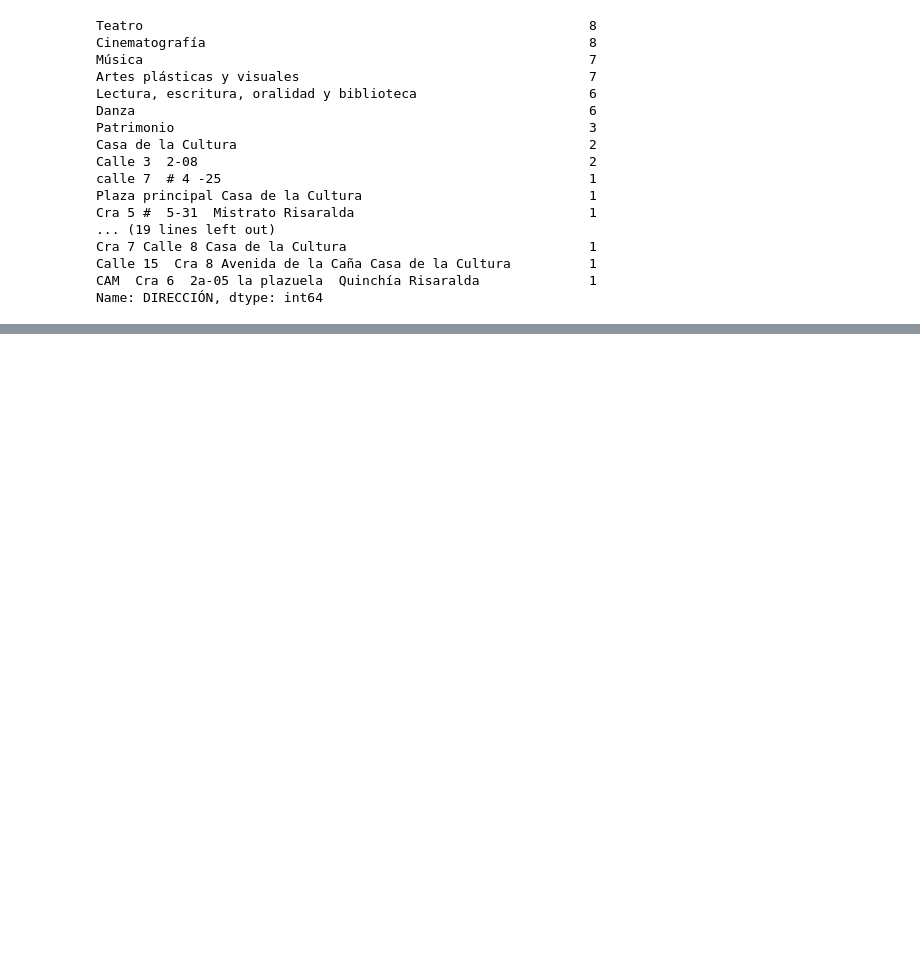
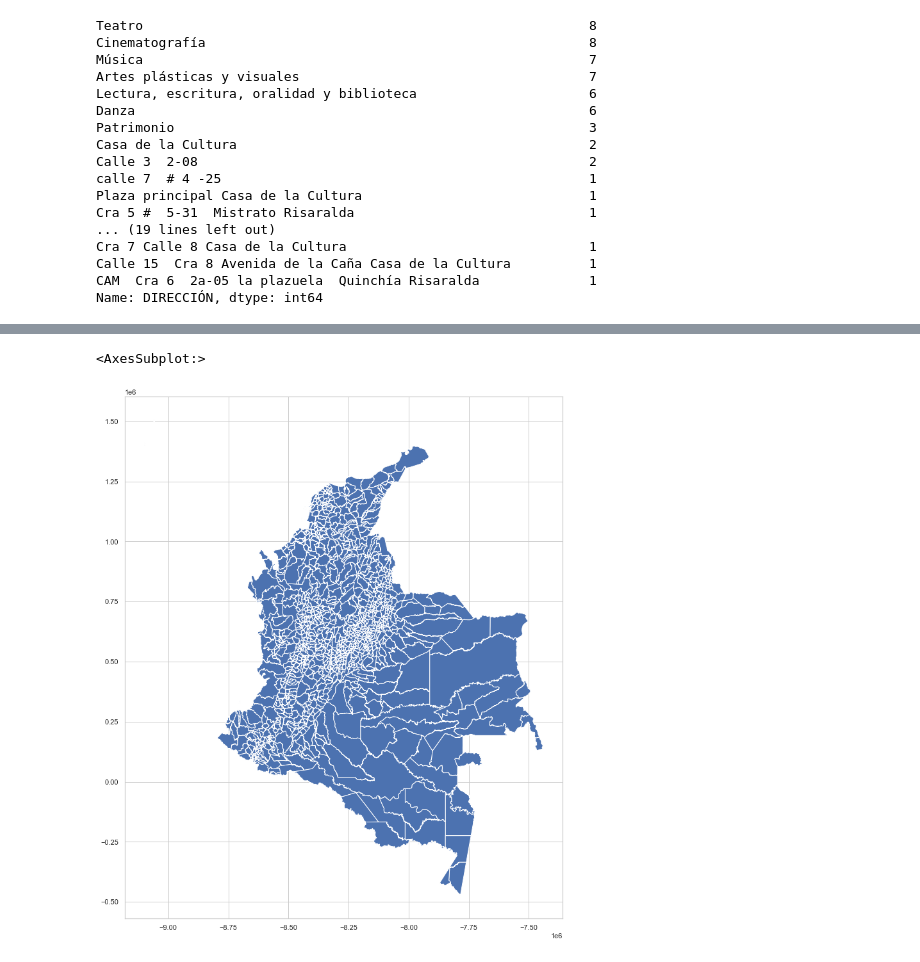
Before and after one commit to JhoaoAle/CultureCenters, a Jupyter notebook: CC_Analysis.ipynb, the cells around one changed output, grey strips where cells are left out. Saved outputs shown, nothing was run; the diff lists cells and outputs as text; code cells hidden in the pictures; blank space fills up the shorter version.

```diff
--- a/CC_Analysis.ipynb
+++ b/CC_Analysis.ipynb
@@ -346,0 +353,3 @@ df1
+# %%
+municipios=gpd.read_file(r'zip://C:\Users\Equipo\Desktop\Projects\CentrosCulturales\COL_Municipio.zip')
+municipios
@@ -346,0 +370,5 @@ df1
+# %%
+municipios.plot(figsize = (25,15))
+# %% [output]
+<AxesSubplot:>
+[figure, added]
```
Also changed, not shown: parts of 16 cells of this notebook.
